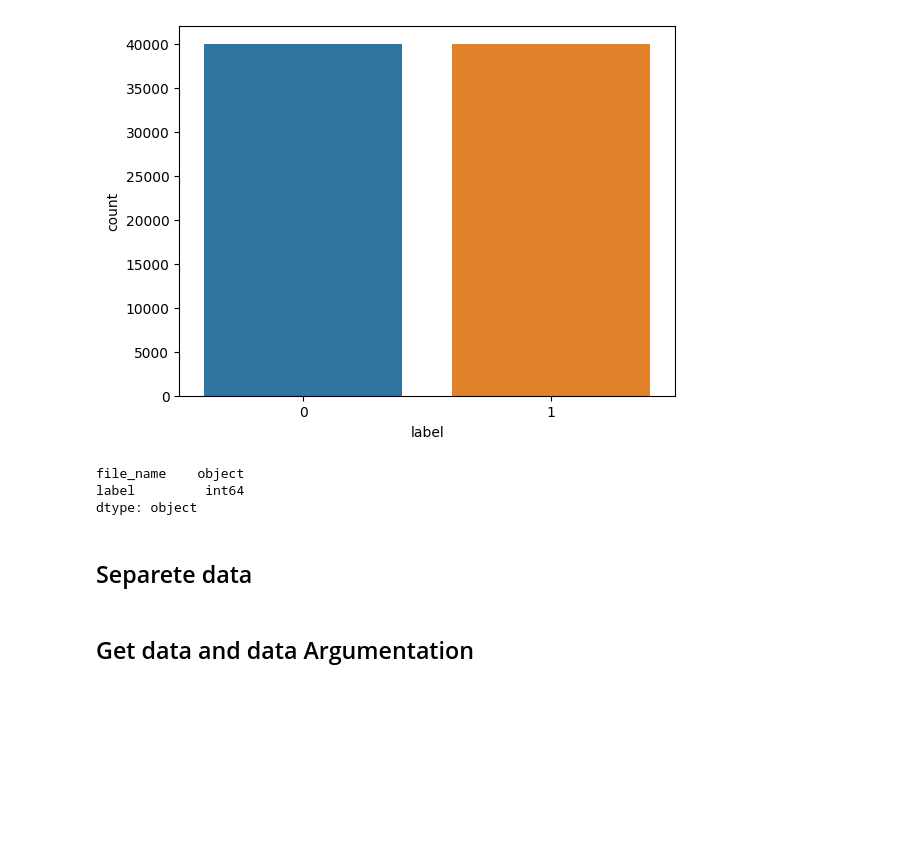
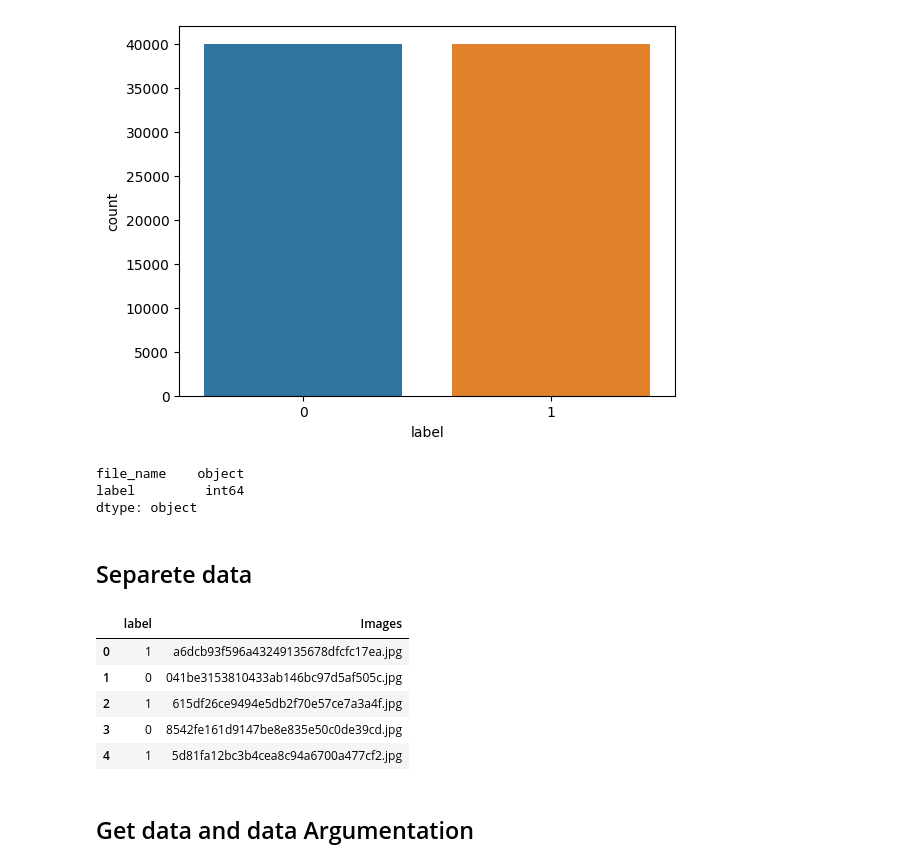
Before and after one commit to RogerCortezRosas/Neuronal-Networks, a Jupyter notebook: ai-images-vs-human-images.ipynb, the cells around one changed output. Cells and saved outputs as stored; diff of their text form; code cells hidden in the pictures; blank space fills up the shorter version.

```diff
--- a/ai-images-vs-human-images.ipynb
+++ b/ai-images-vs-human-images.ipynb
@@ -100,3 +116,7 @@ for index , row in df_train.iterrows():
 
         # move the to the new carpet
         shutil.copy(origin_path,dest_path)
+# %%
+# Change the format in the rows
+
+df_train['Images'] = df_train['file_name'].apply(lambda x:x.split('/')[1])
@@ -103,3 +125,12 @@ for index , row in df_train.iterrows():
+# %%
+df_train.head()
+# %% [output]
+|  | label | Images |
+| 0 | 1 | a6dcb93f596a43249135678dfcfc17ea.jpg |
+| 1 | 0 | 041be3153810433ab146bc97d5af505c.jpg |
+| 2 | 1 | 615df26ce9494e5db2f70e57ce7a3a4f.jpg |
+| 3 | 0 | 8542fe161d9147be8e835e50c0de39cd.jpg |
+| 4 | 1 | 5d81fa12bc3b4cea8c94a6700a477cf2.jpg |
 # %% [markdown]
 ## Get data and data Argumentation
 # %%
```
Also changed, not shown: parts of 39 cells of this notebook.
